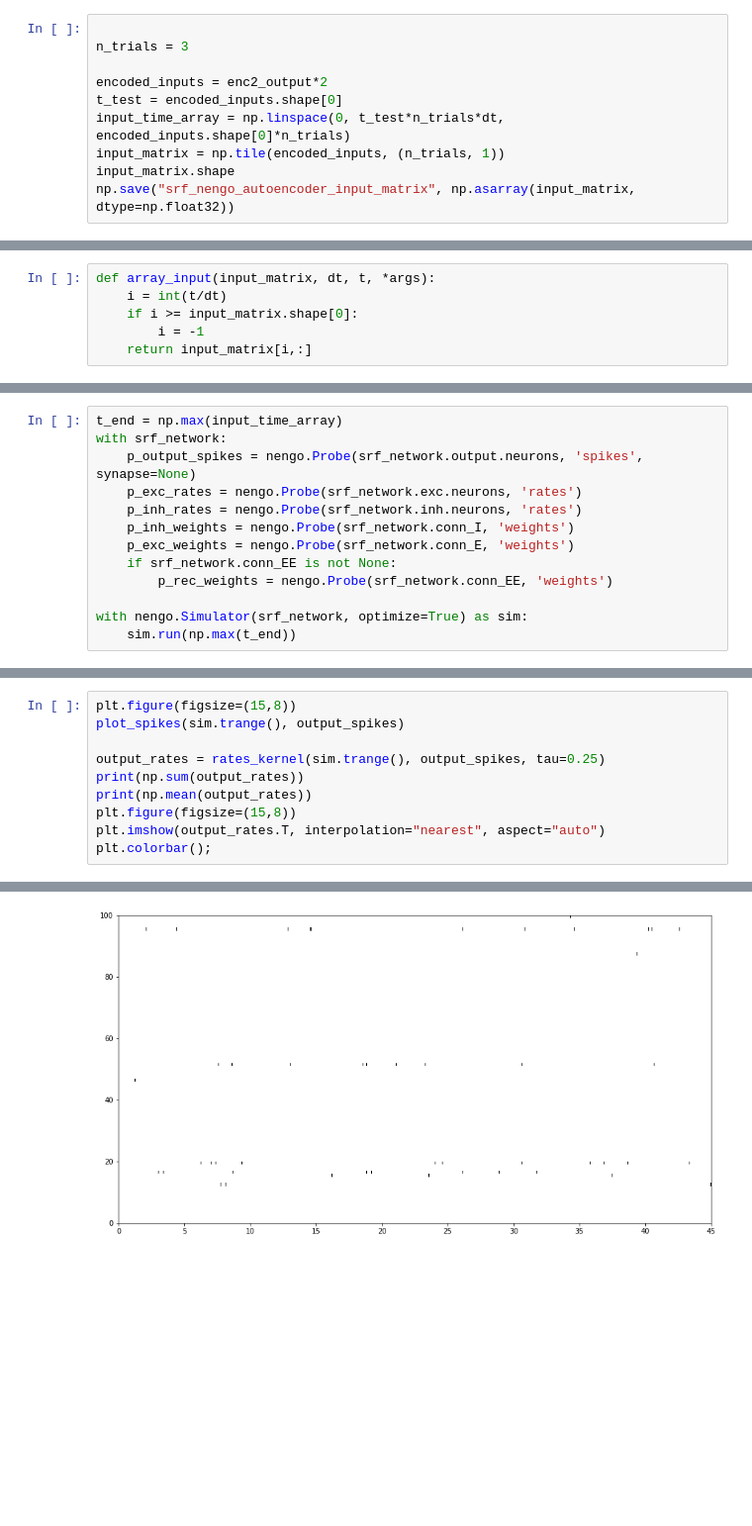
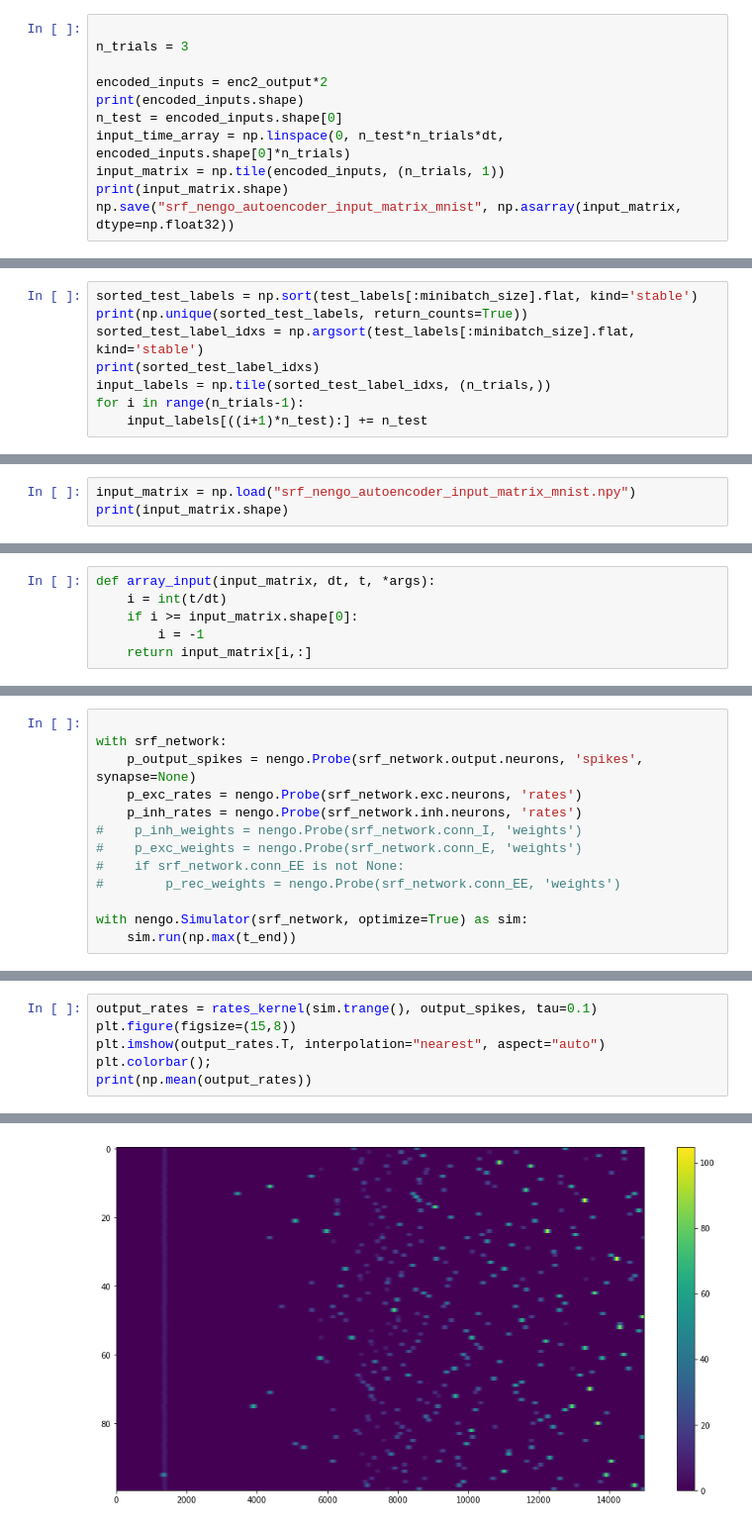
Before and after one commit to iraikov/nengo_maze_env, a Jupyter notebook: notebooks/srf_nengo_autoencoder_mnist.ipynb, the cells around one changed output, grey strips where cells are left out. Shown at 99% size. Drawn from its saved outputs; the diff is of its cells as text; blank space fills up the shorter version.

```diff
--- a/notebooks/srf_nengo_autoencoder_mnist.ipynb
+++ b/notebooks/srf_nengo_autoencoder_mnist.ipynb
@@ -211,8 +261,9 @@ plt.colorbar();
 n_trials = 3
 
 encoded_inputs = enc2_output*2
-t_test = encoded_inputs.shape[0]
-input_time_array = np.linspace(0, t_test*n_trials*dt, encoded_inputs.shape[0]*n_trials)
+print(encoded_inputs.shape)
+n_test = encoded_inputs.shape[0]
+input_time_array = np.linspace(0, n_test*n_trials*dt, encoded_inputs.shape[0]*n_trials)
 input_matrix = np.tile(encoded_inputs, (n_trials, 1))
-input_matrix.shape
-np.save("srf_nengo_autoencoder_input_matrix", np.asarray(input_matrix, dtype=np.float32))
+print(input_matrix.shape)
+np.save("srf_nengo_autoencoder_input_matrix_mnist", np.asarray(input_matrix, dtype=np.float32))
@@ -233,0 +273,8 @@ array([0, 0, 0, 0, 0, 0, 0, 0, 0, 0, 0, 0, 0, 0, 0, 0, 2, 0, 0, 0, 0, 2,
+# %%
+sorted_test_labels = np.sort(test_labels[:minibatch_size].flat, kind='stable')
+print(np.unique(sorted_test_labels, return_counts=True))
+sorted_test_label_idxs = np.argsort(test_labels[:minibatch_size].flat, kind='stable')
+print(sorted_test_label_idxs)
+input_labels = np.tile(sorted_test_label_idxs, (n_trials,))
+for i in range(n_trials-1):
+    input_labels[((i+1)*n_test):] += n_test
@@ -233,0 +304,3 @@ array([0, 0, 0, 0, 0, 0, 0, 0, 0, 0, 0, 0, 0, 0, 0, 0, 2, 0, 0, 0, 0, 2,
+# %%
+input_matrix = np.load("srf_nengo_autoencoder_input_matrix_mnist.npy")
+print(input_matrix.shape)
@@ -267,13 +366,13 @@ srf_network = PRF(exc_input_func = partial(array_input, input_matrix, dt),
 # %%
-t_end = np.max(input_time_array)
+
 with srf_network:
     p_output_spikes = nengo.Probe(srf_network.output.neurons, 'spikes', synapse=None)
     p_exc_rates = nengo.Probe(srf_network.exc.neurons, 'rates')
     p_inh_rates = nengo.Probe(srf_network.inh.neurons, 'rates')
-    p_inh_weights = nengo.Probe(srf_network.conn_I, 'weights')
-    p_exc_weights = nengo.Probe(srf_network.conn_E, 'weights')
-    if srf_network.conn_EE is not None:
-        p_rec_weights = nengo.Probe(srf_network.conn_EE, 'weights')
+#    p_inh_weights = nengo.Probe(srf_network.conn_I, 'weights')
+#    p_exc_weights = nengo.Probe(srf_network.conn_E, 'weights')
+#    if srf_network.conn_EE is not None:
+#        p_rec_weights = nengo.Probe(srf_network.conn_EE, 'weights')
 
 with nengo.Simulator(srf_network, optimize=True) as sim:
     sim.run(np.max(t_end))
@@ -301,11 +402,7 @@ plt.colorbar();
 # %%
-plt.figure(figsize=(15,8))
-plot_spikes(sim.trange(), output_spikes)
-
-output_rates = rates_kernel(sim.trange(), output_spikes, tau=0.25)
-print(np.sum(output_rates))
-print(np.mean(output_rates))
+output_rates = rates_kernel(sim.trange(), output_spikes, tau=0.1)
 plt.figure(figsize=(15,8))
 plt.imshow(output_rates.T, interpolation="nearest", aspect="auto")
 plt.colorbar();
+print(np.mean(output_rates))
 # %% [output]
@@ -314 +410 @@ plt.colorbar();
-[figure, old version]
+[figure, new version]
```
Also changed, not shown: parts of 34 cells of this notebook.
